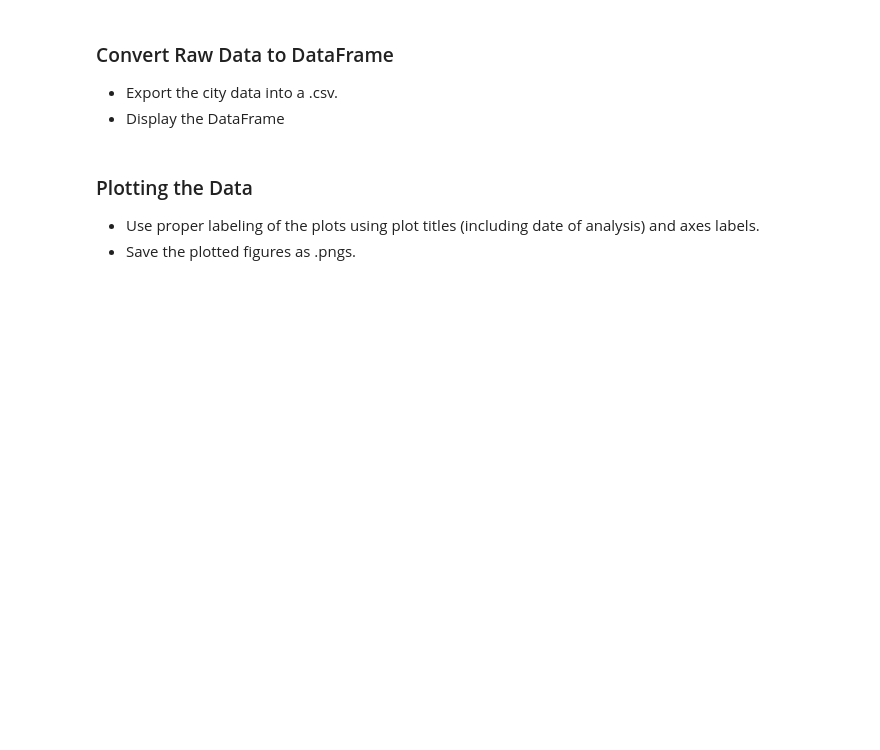
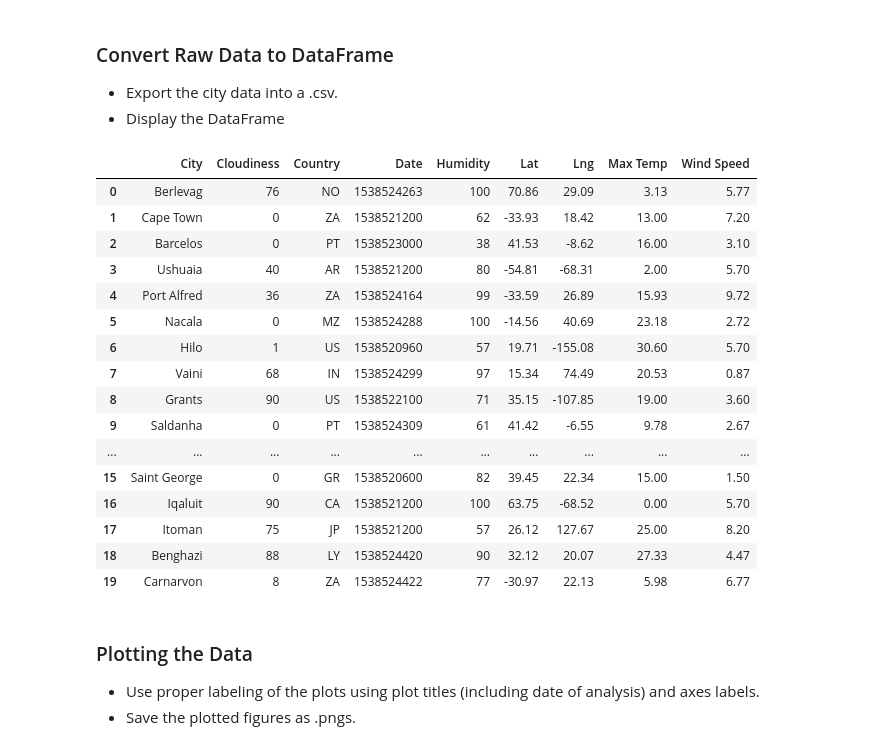
Before and after one commit to kukuswish/python-api, a Jupyter notebook: WeatherPy.ipynb, the cells around one changed output. Drawn from its saved outputs; the diff is of its cells as text; code cells hidden in the pictures; blank space fills up the shorter version.

```diff
--- a/WeatherPy.ipynb
+++ b/WeatherPy.ipynb
@@ -113,4 +113,22 @@ Fetching Information | pimenta bueno
 * Display the DataFrame
 # %%
 citydf= pd.DataFrame(thislist)
-citydf.count()
+citydf.head(20)
+# %% [output]
+|  | City | Cloudiness | Country | Date | Humidity | Lat | Lng | Max Temp | Wind Speed |
+| 0 | Berlevag | 76 | NO | 1538524263 | 100 | 70.86 | 29.09 | 3.13 | 5.77 |
+| 1 | Cape Town | 0 | ZA | 1538521200 | 62 | -33.93 | 18.42 | 13.00 | 7.20 |
+| 2 | Barcelos | 0 | PT | 1538523000 | 38 | 41.53 | -8.62 | 16.00 | 3.10 |
+| 3 | Ushuaia | 40 | AR | 1538521200 | 80 | -54.81 | -68.31 | 2.00 | 5.70 |
+| 4 | Port Alfred | 36 | ZA | 1538524164 | 99 | -33.59 | 26.89 | 15.93 | 9.72 |
+| 5 | Nacala | 0 | MZ | 1538524288 | 100 | -14.56 | 40.69 | 23.18 | 2.72 |
+| 6 | Hilo | 1 | US | 1538520960 | 57 | 19.71 | -155.08 | 30.60 | 5.70 |
+| 7 | Vaini | 68 | IN | 1538524299 | 97 | 15.34 | 74.49 | 20.53 | 0.87 |
+| 8 | Grants | 90 | US | 1538522100 | 71 | 35.15 | -107.85 | 19.00 | 3.60 |
+| 9 | Saldanha | 0 | PT | 1538524309 | 61 | 41.42 | -6.55 | 9.78 | 2.67 |
+| ... | ... | ... | ... | ... | ... | ... | ... | ... | ... |
+| 15 | Saint George | 0 | GR | 1538520600 | 82 | 39.45 | 22.34 | 15.00 | 1.50 |
+| 16 | Iqaluit | 90 | CA | 1538521200 | 100 | 63.75 | -68.52 | 0.00 | 5.70 |
+| 17 | Itoman | 75 | JP | 1538521200 | 57 | 26.12 | 127.67 | 25.00 | 8.20 |
+| 18 | Benghazi | 88 | LY | 1538524420 | 90 | 32.12 | 20.07 | 27.33 | 4.47 |
+| 19 | Carnarvon | 8 | ZA | 1538524422 | 77 | -30.97 | 22.13 | 5.98 | 6.77 |
```
Also changed, not shown: parts of 1 cell of this notebook, 1 other file.
